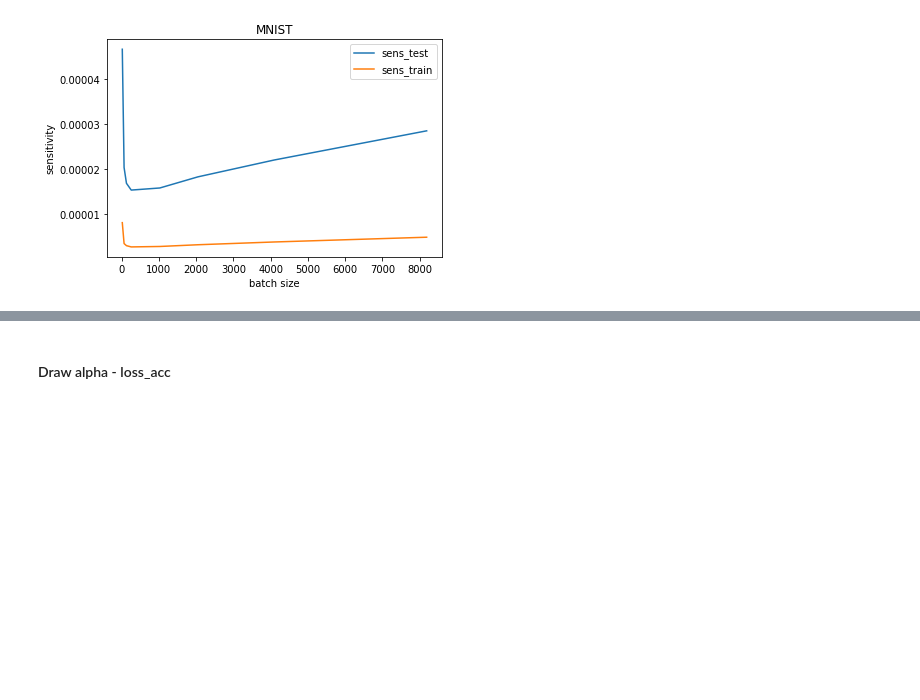
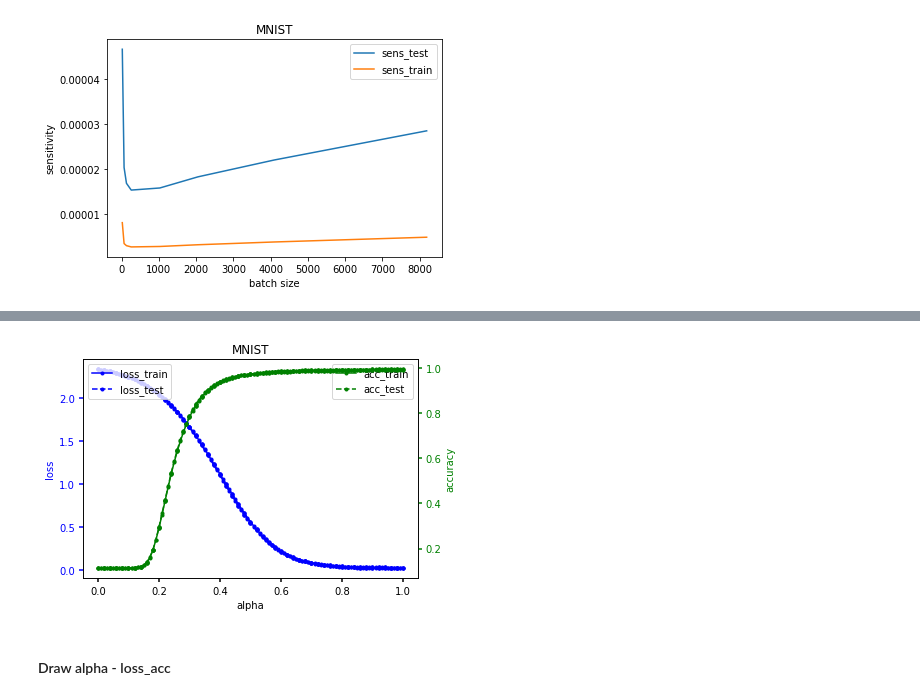
Before and after one commit to hyes92121/MLDS2018SPRING-1, a Jupyter notebook: hw1/HW1-3/HW1-3.ipynb, the cells around one changed output, grey strips where cells are left out. Drawn from its saved outputs; the diff is of its cells as text; code cells hidden in the pictures; blank space fills up the shorter version.

```diff
--- a/hw1/HW1-3/HW1-3.ipynb
+++ b/hw1/HW1-3/HW1-3.ipynb
@@ -15,7 +15,7 @@ from torch.autograd import Variable
 from tensorboardX import SummaryWriter
 # %%
 # Training settings
-batch_size = 1024
+batch_size = 256
 test_batch_size = 3000
 
 parser = argparse.ArgumentParser(description='PyTorch MNIST Example')
@@ -240,0 +275,3 @@ Test set: Average loss: 0.1629, Accuracy: 9490/10000 (95%)
+# %%
+params_initial = torch.load('model_batch_256_initial.pth')
+params_end = torch.load('model_batch_256.pth')
@@ -365,0 +443,15 @@ for batchsize in [16, 64, 128, 256, 1024, 2048, 4096, 8192]:
+# %%
+x = []
+loss_test = []
+loss_train = []
+acc_test = []
+acc_train = []
+for i in np.arange(0, 1.0001, 0.005):
+    alpha = round(i,2)
+    x.append(alpha)
+    data = json.load(open('loss_acc_surface_{}.json'.format(alpha)))
+
+    loss_test.append(data['test_loss'])
+    loss_train.append(data['train_loss'])
+    acc_test.append(data['test_acc'])
+    acc_train.append(data['train_acc'])
@@ -423,3 +521,71 @@ plt.show()
+# %%
+def make_patch_spines_invisible(ax):
+    ax.set_frame_on(True)
+    ax.patch.set_visible(False)
+    for sp in ax.spines.values():
+        sp.set_visible(False)
+
+
+fig, host = plt.subplots()
+fig.subplots_adjust(right=0.75)
+
+par1 = host.twinx()
+####### par2 = host.twinx()
+
+# Offset the right spine of par2.  The ticks and label have already been
+# placed on the right by twinx above.
+
+####### par2.spines["right"].set_position(("axes", 1.2))
+# Having been created by twinx, par2 has its frame off, so the line of its
+# detached spine is invisible.  First, activate the frame but make the patch
+# and spines invisible.
+
+####### make_patch_spines_invisible(par2)
+# Second, show the right spine.
+
+####### par2.spines["right"].set_visible(True)
+
+p1, = host.plot(x, loss_train, "b-", marker='.', label="loss_train")
+p2, = host.plot(x, loss_test, 'b--', marker='.', label="loss_test")
+p3, = par1.plot(x, acc_train, "g-", marker='.', label="acc_train")
+p4, = par1.plot(x, acc_test, "g--", marker='.', label="acc_test")
+
+# host.set_xlim(0, 2)
+# host.set_ylim(0, 2)
+# par1.set_ylim(0, 4)
+
+####### par2.set_ylim(1, 65)
+
+host.set_xlabel("alpha")
+host.set_ylabel("loss")
+par1.set_ylabel("accuracy")
+
+####### par2.set_ylabel("unknown")
+
+host.yaxis.label.set_color(p1.get_color())
+par1.yaxis.label.set_color(p3.get_color())
+####### par2.yaxis.label.set_color(p3.get_color())
+
+tkw = dict(size=4, width=1.5)
+host.tick_params(axis='y', colors=p1.get_color(), **tkw)
+par1.tick_params(axis='y', colors=p3.get_color(), **tkw)
+
+####### par2.tick_params(axis='y', colors=p3.get_color(), **tkw)
+host.tick_params(axis='x', **tkw)
+
+lines = [p1, p2, p3, p4]
+
+# host.legend(lines, [l.get_label() for l in lines])
+first_legend = host.legend(handles=[p1, p2], loc=2)
+ax = host.add_artist(first_legend)
+host.legend(handles=[p3, p4], loc=1)
+
+plt.title('MNIST')
+plt.tight_layout()
+plt.savefig('loss_acc_surface.png', dpi=199)
+plt.show()
+# %% [output]
+[figure, added]
 # %% [markdown]
 #### Draw alpha - loss_acc
 # %%
```
Also changed, not shown: parts of 7 cells of this notebook, 3 other files.
